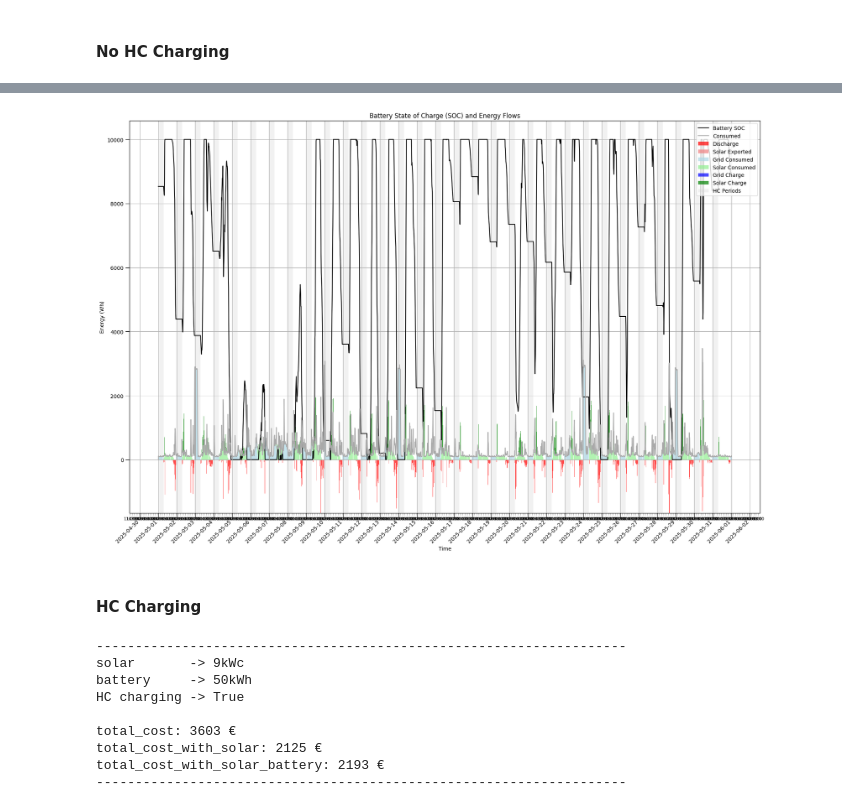
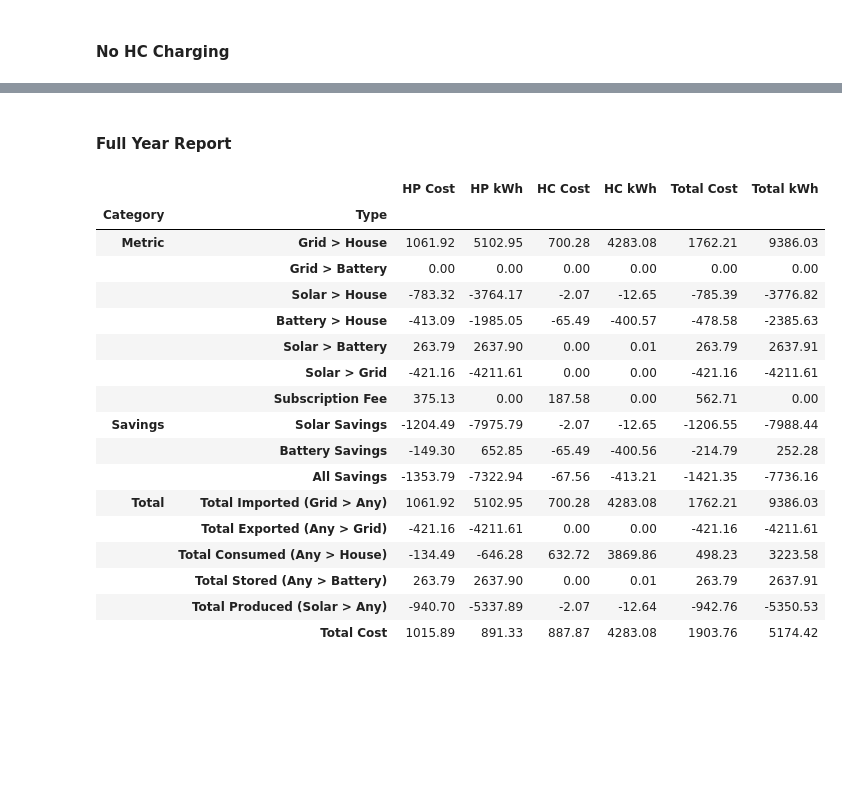
Before and after one commit to braibaud/EnphaseAnalysis, a Jupyter notebook: Report Analysis.ipynb, the cells around one changed output, grey strips where cells are left out. Drawn from its saved outputs; the diff is of its cells as text; code cells hidden in the pictures; blank space fills up the shorter version.

```diff
--- a/Report Analysis.ipynb
+++ b/Report Analysis.ipynb
@@ -626,31 +1746,31 @@ total_cost_with_solar_battery: 2491 €
+# %% [markdown]
+#### Full Year Report
 # %%
-plot_battery_soc(results[-1]['data'], "2025-05-01", "2025-06-01")
+plot_battery_soc_v2(
+    results[-1]['data'],
+    "2024-09-01",
+    "2025-08-31",
+    wh_price_high_eur,
+    wh_price_low_eur,
+    wh_price_sale_eur,
+    subscription_monthly_fee_eur,
+    plot_chart=False)
 # %% [output]
-[figure, removed]
+|  |  | HP Cost | HP kWh | HC Cost | HC kWh | Total Cost | Total kWh |
+| Category | Type |  |  |  |  |  |  |
+| Metric | Grid > House | 1061.92 | 5102.95 | 700.28 | 4283.08 | 1762.21 | 9386.03 |
+|  | Grid > Battery | 0.00 | 0.00 | 0.00 | 0.00 | 0.00 | 0.00 |
+|  | Solar > House | -783.32 | -3764.17 | -2.07 | -12.65 | -785.39 | -3776.82 |
+|  | Battery > House | -413.09 | -1985.05 | -65.49 | -400.57 | -478.58 | -2385.63 |
+|  | Solar > Battery | 263.79 | 2637.90 | 0.00 | 0.01 | 263.79 | 2637.91 |
+|  | Solar > Grid | -421.16 | -4211.61 | 0.00 | 0.00 | -421.16 | -4211.61 |
+|  | Subscription Fee | 375.13 | 0.00 | 187.58 | 0.00 | 562.71 | 0.00 |
+| Savings | Solar Savings | -1204.49 | -7975.79 | -2.07 | -12.65 | -1206.55 | -7988.44 |
+|  | Battery Savings | -149.30 | 652.85 | -65.49 | -400.56 | -214.79 | 252.28 |
+|  | All Savings | -1353.79 | -7322.94 | -67.56 | -413.21 | -1421.35 | -7736.16 |
+| Total | Total Imported (Grid > Any) | 1061.92 | 5102.95 | 700.28 | 4283.08 | 1762.21 | 9386.03 |
+|  | Total Exported (Any > Grid) | -421.16 | -4211.61 | 0.00 | 0.00 | -421.16 | -4211.61 |
+|  | Total Consumed (Any > House) | -134.49 | -646.28 | 632.72 | 3869.86 | 498.23 | 3223.58 |
+|  | Total Stored (Any > Battery) | 263.79 | 2637.90 | 0.00 | 0.01 | 263.79 | 2637.91 |
+|  | Total Produced (Solar > Any) | -940.70 | -5337.89 | -2.07 | -12.64 | -942.76 | -5350.53 |
+|  | Total Cost | 1015.89 | 891.33 | 887.87 | 4283.08 | 1903.76 | 5174.42 |
-# %% [markdown]
-#### HC Charging
-# %%
-results = optimize_capacity(
-    raw_df,
-    wh_price_sale_eur,
-    wh_price_high_eur,
-    wh_price_low_eur,
-    subscription_monthly_fee_eur,
-    current_solar_capacity,
-    solar_capacities,
-    battery_capacities,
-    battery_discharge_lower_limit_pc,
-    battery_charge_upper_limit_pc,
-    battery_efficiency_pc,
-    enable_hc_charging=True,
-)
-# %% [output]
---------------------------------------------------------------------
-solar       -> 9kWc
-battery     -> 50kWh
-HC charging -> True
-
-total_cost: 3603 €
-total_cost_with_solar: 2125 €
-total_cost_with_solar_battery: 2193 €
---------------------------------------------------------------------
```
Also changed, not shown: parts of 16 cells of this notebook.
